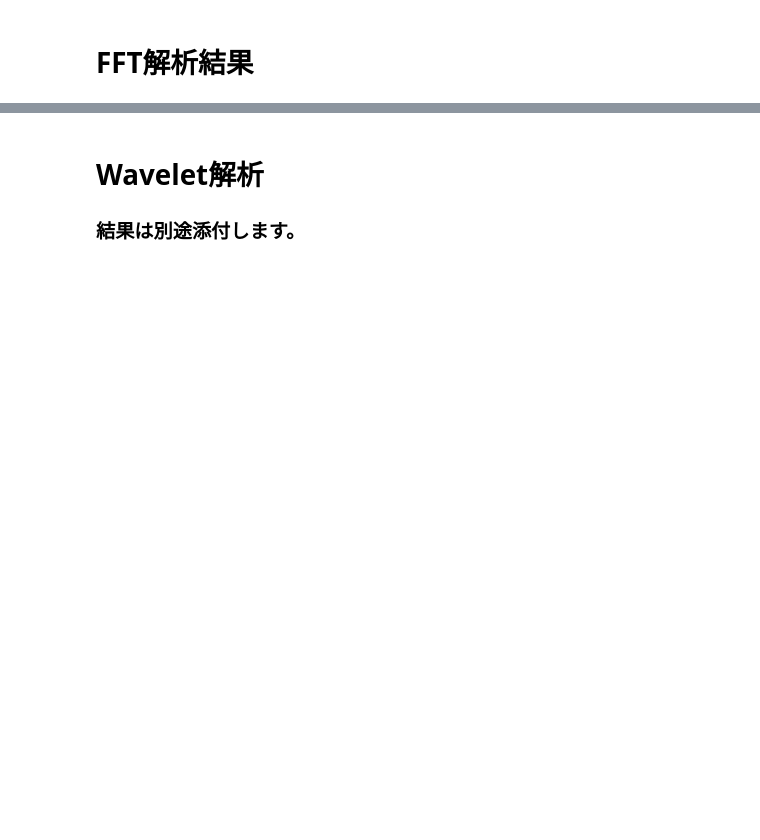
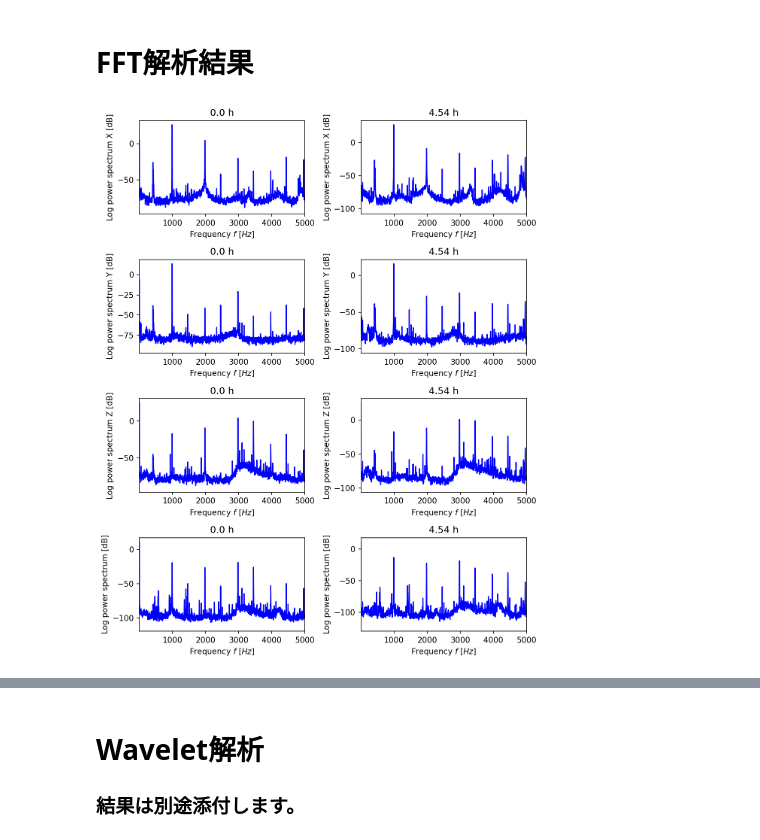
Before and after one commit to Naka-Yuhi/matome, a Jupyter notebook: acc.ipynb, the cells around one changed output, grey strips where cells are left out. Drawn from its saved outputs; the diff is of its cells as text; code cells hidden in the pictures; blank space fills up the shorter version.

```diff
--- a/acc.ipynb
+++ b/acc.ipynb
@@ -70,2 +69,44 @@ plt.show()
 # %% [markdown]
 # FFT解析結果
+# %%
+fig = plt.figure(2,dpi=150,figsize=(8,10))
+
+counter = 0
+labels = ["X","Y","Z"]
+
+for i,data in enumerate(data_list):
+
+    if (i==0) | (i==len(data_list)-1):
+
+        #3成分の合成
+        acc_data = np.sqrt(data[200:-100,0]**2 + data[200:-100,1]**2 + data[200:-100,2]**2)
+
+        data_size_row = data.shape[0]
+        t_stamp = np.array(range(0, data_size_row-100))/s_rate
+
+
+        for j,indx in enumerate([0,1,2]):
+
+            fft_result = ngi.myFFT(data[200:-100,indx],1/s_rate,0.1,0.4)
+
+            ax = fig.add_subplot(4,2,(j*2)+1+counter)
+            ax.plot(fft_result[:,0],20*np.log10(fft_result[:,1]/0.01),color='b',lw=1.5)
+            ax.set_title(str(round(length[i,0],2))+" h")
+            ax.set_xlabel("Frequency $f$ [$Hz$]")
+            ax.set_ylabel("Log power spectrum " + labels[j] + " [dB]")
+            ax.set_xlim(4,5000)
+            #ax.set_ylim(0,0.15)
+        fft_result = ngi.myFFT(acc_data[:-100],1/s_rate,0.1,0.4)
+        ax = fig.add_subplot(4,2,7+counter)
+        ax.plot(fft_result[:,0],20*np.log10(fft_result[:,1]/0.1),color='b',lw=1.5)
+        ax.set_title(str(round(length[i,0],2))+" h")
+        ax.set_xlabel("Frequency $f$ [$Hz$]")
+        ax.set_ylabel("Log power spectrum [dB]")
+        ax.set_xlim(4,5000)
+        #ax.set_ylim(0,0.15)
+        counter = counter + 1
+
+fig.tight_layout()
+plt.show()
+# %% [output]
+[figure, new version]
```
Also changed, not shown: parts of 9 cells of this notebook, 3 other files.
